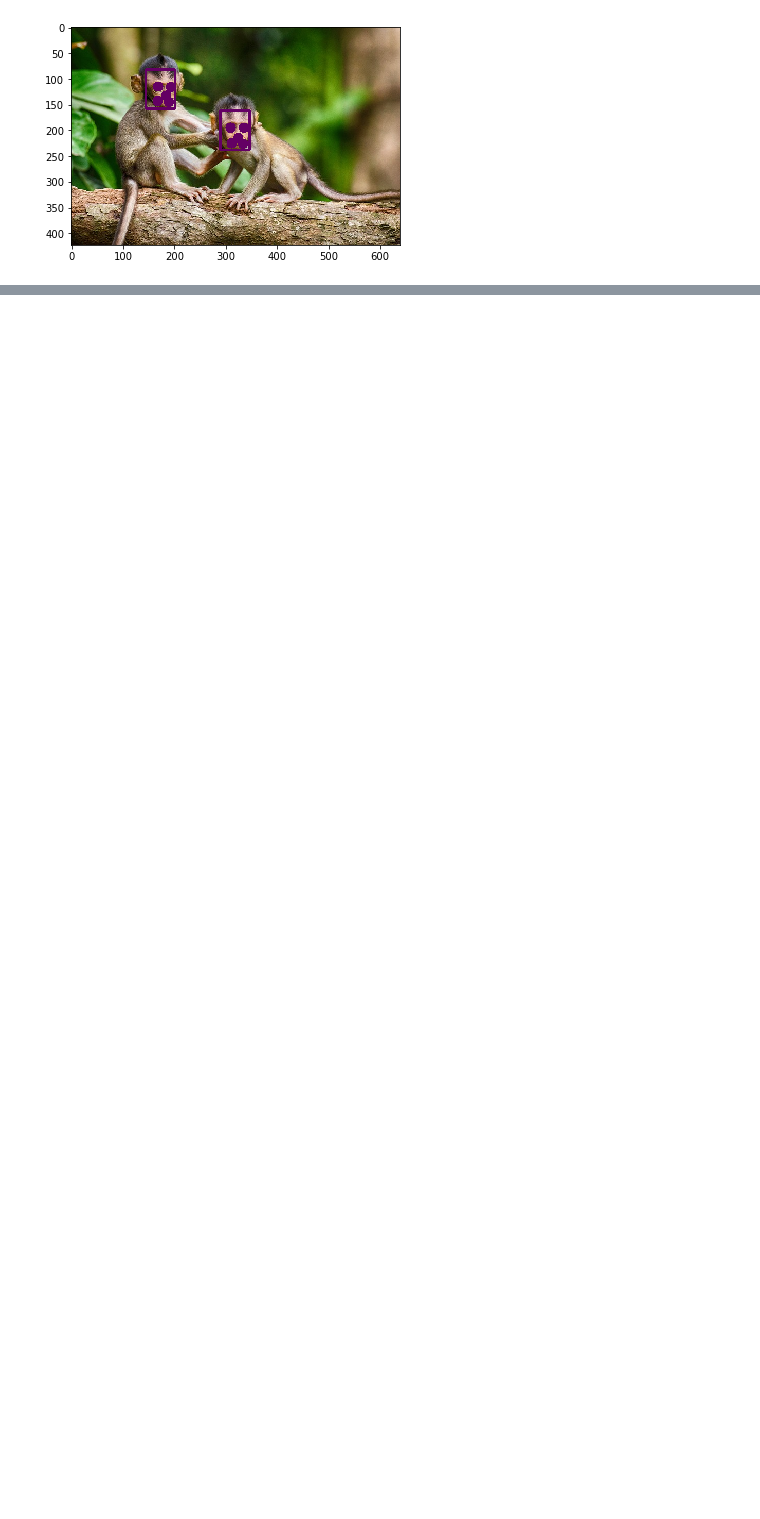
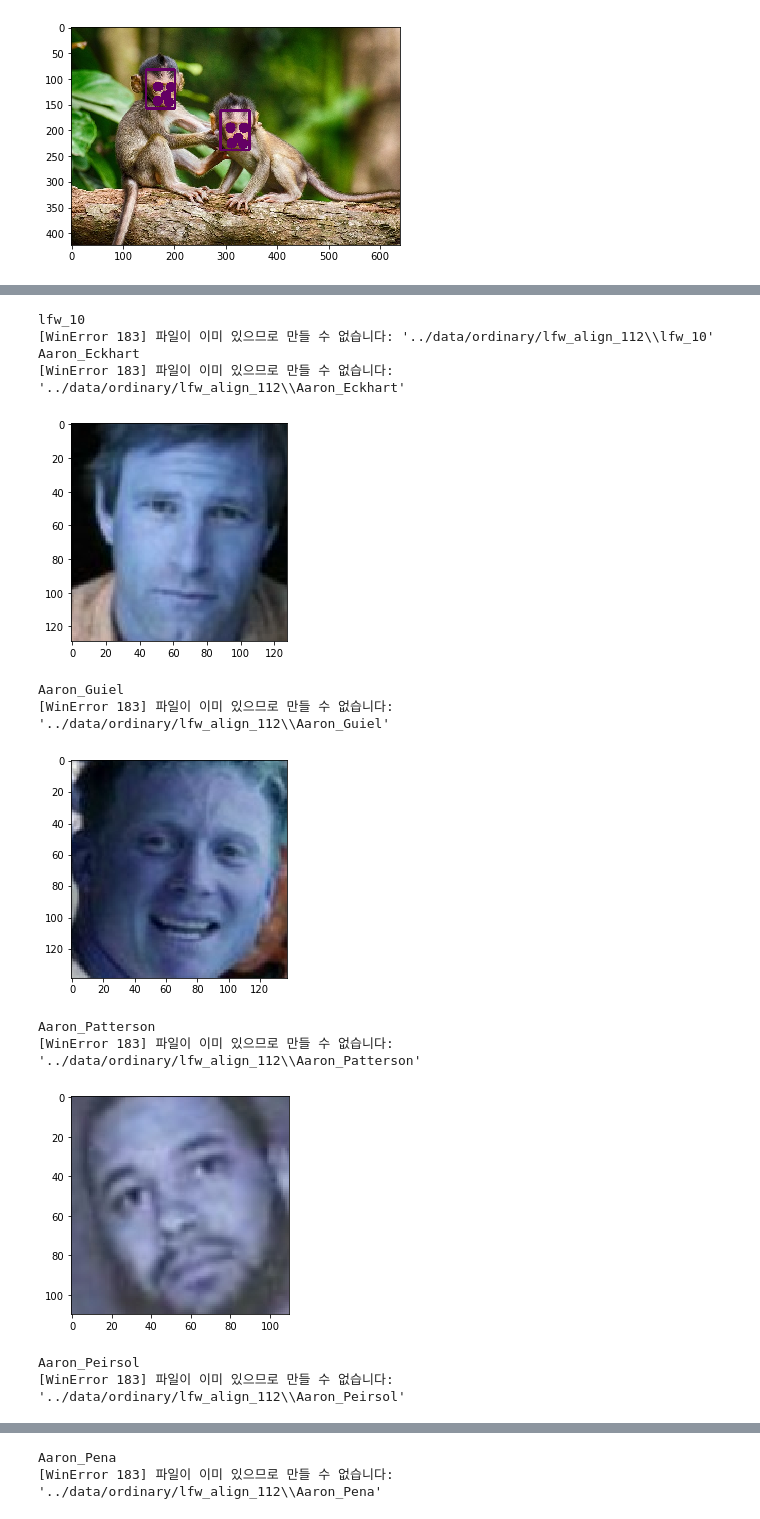
Before and after one commit to shiney5213/Project-Arcface, a Jupyter notebook: preprocessing/2_1.face_detection(MTCNN)_112.ipynb, the cells around one changed output, grey strips where cells are left out. Drawn from its saved outputs; the diff is of its cells as text; code cells hidden in the pictures; blank space fills up the shorter version.

```diff
--- a/preprocessing/2_1.face_detection(MTCNN)_112.ipynb
+++ b/preprocessing/2_1.face_detection(MTCNN)_112.ipynb
@@ -102,3 +49,6 @@ img_path = '../images/monkey2.jpg'
 face_detection(img_path)
 # %% [output]
 [figure]
+# %%
+old_dir = '../data/ordinary/lfw_10'
+new_dir = '../data/ordinary/lfw_align_112'
@@ -104,0 +60,2 @@ face_detection(img_path)
+# %%
+detector = MTCNN()
@@ -104,0 +67,52 @@ face_detection(img_path)
+# %%
+for root, dirs, files in os.walk(old_dir):
+#     print(dirs)
+    people_name = os.path.split(root)[1]
+    print(people_name)
+    new_people_dir = os.path.join(new_dir, people_name)
+    try:
+        os.mkdir(new_people_dir)
+    except Exception as err:
+        print(err)
+
+    for i, file in enumerate(files):
+        input_image_path = os.path.join(root, file)
+        original_image = cv2.imread(input_image_path, 1)
+        if original_image is not None:
+            original_image= cv2.cvtColor(original_image, cv2.COLOR_BGR2RGB)
+            copy_image = original_image
+#             face_locations = face_recognition.face_locations(original_image)
+            face_locations = detector.detect_faces(original_image)
+
+            for face_location in face_locations:
+                # more bigger box size than ordinary box
+                x, y, w, h = face_location['box']
+                left = x
+                top = y
+                right = x + w
+                bottom = y + h
+                x_center= left + int(w/2)
+                left = x_center - int(h/2)
+                right = x_center + int( h/2)
+
+
+                crop_image = copy_image[top:bottom, left:right]
+                imshow('', crop_image)
+                resize_image = cv2.resize(crop_image, dsize=(112,112), interpolation = cv2.INTER_AREA)
+                resize_image = cv2.cvtColor(resize_image, cv2.COLOR_RGB2BGR)
+                save_path = f"{new_dir}/{people_name}/{file}"
+                cv2.imwrite(save_path, resize_image)
+# %% [output]
+lfw_10
+[WinError 183] 파일이 이미 있으므로 만들 수 없습니다: '../data/ordinary/lfw_align_112\\lfw_10'
+Aaron_Eckhart
+[WinError 183] 파일이 이미 있으므로 만들 수 없습니다: '../data/ordinary/lfw_align_112\\Aaron_Eckhart'
+[figure, added]
+Aaron_Guiel
+[WinError 183] 파일이 이미 있으므로 만들 수 없습니다: '../data/ordinary/lfw_align_112\\Aaron_Guiel'
+[figure, added]
+Aaron_Patterson
+[WinError 183] 파일이 이미 있으므로 만들 수 없습니다: '../data/ordinary/lfw_align_112\\Aaron_Patterson'
+[figure, added]
+Aaron_Peirsol
+[WinError 183] 파일이 이미 있으므로 만들 수 없습니다: '../data/ordinary/lfw_align_112\\Aaron_Peirsol'
@@ -104,0 +123,2 @@ face_detection(img_path)
+Aaron_Pena
+[WinError 183] 파일이 이미 있으므로 만들 수 없습니다: '../data/ordinary/lfw_align_112\\Aaron_Pena'
```
Also changed, not shown: parts of 14 cells of this notebook.
